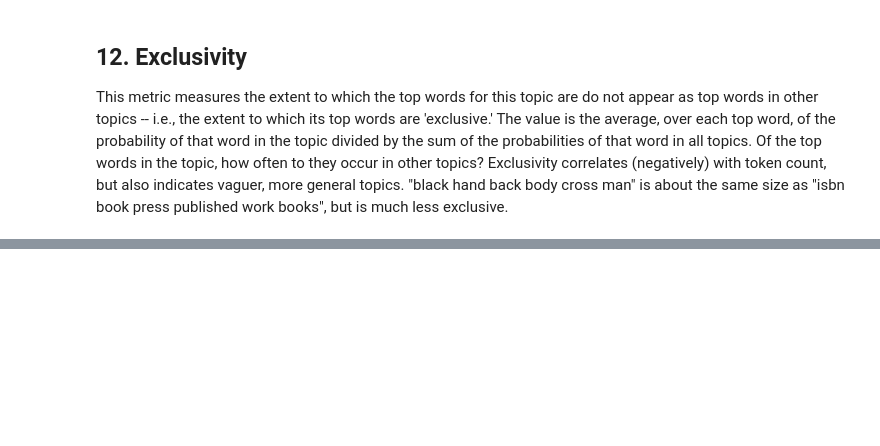
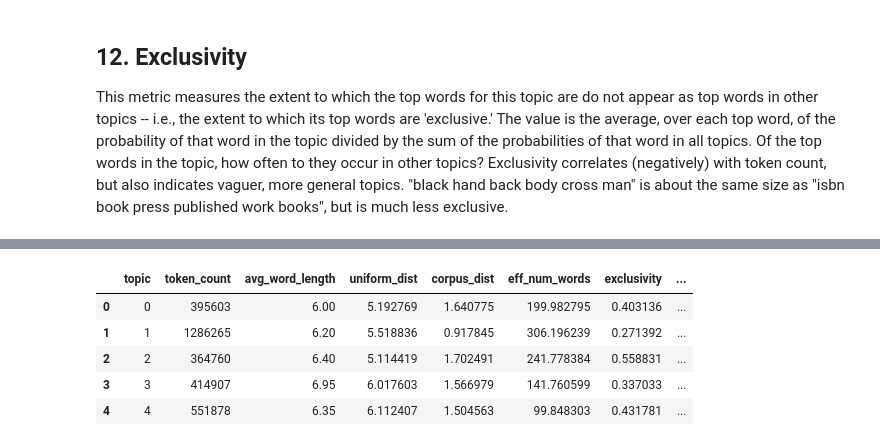
Before and after one commit to dkoban/lda_evaluation, a Jupyter notebook: model_evaluation.ipynb, the cells around one changed output, grey strips where cells are left out. Cells and saved outputs as stored; diff of their text form; code cells hidden in the pictures; blank space fills up the shorter version.

Commit message:
exclusivity

```diff
--- a/model_evaluation.ipynb
+++ b/model_evaluation.ipynb
@@ -355,7 +320,7 @@ top_terms_topic_k = top_n_terms(k = i, n = 10)['term'].tolist()
 co_occur_list = []
 for pair in pairs:
     D_wji = 0
-    for i in range(0, 20):
+    for i in range(0, num_topics):
         topic_terms = top_terms_doc_freq[top_terms_doc_freq['topic']==i]['term'].to_list()
         if (pair[0] in topic_terms) & (pair[1] in topic_terms):
             D_wji += 1
@@ -415,11 +373,9 @@ def calc_KL_diverg_unif(TopicTermFreq, k):
     return KL_diverg_topic
 
 unif_dist = []
-for k in range(0, 20):
+for k in range(0, 50):
     unif_dist.append([k, calc_KL_diverg_unif(TopicTermFreq, k = k)])
 unif_dist = pd.DataFrame(unif_dist, columns = ['topic', 'uniform_dist'])
-
-unif_dist.to_csv('/Users/dankoban/Documents/EM6575/mallet_command_line/uniform_dist.csv', index=False)
 unif_dist.head()
 # %% [output]
 |  | topic | uniform_dist |
@@ -468,13 +404,10 @@ def calc_KL_diverg_corpus(TopicTermFreq, k):
     KL_diverg = sum(KL_diverg)
     return KL_diverg
 
-calc_KL_diverg_corpus(TopicTermFreq, k = 0)
-
 corpus_dist = []
-for k in range(0, 20):
+for k in range(0, num_topics):
     corpus_dist.append([k, calc_KL_diverg_corpus(TopicTermFreq, k = k)])
 corpus_dist = pd.DataFrame(corpus_dist, columns = ['topic', 'corpus_dist'])
-corpus_dist.to_csv('/Users/dankoban/Documents/EM6575/mallet_command_line/corpus_dist.csv', index=False)
 corpus_dist.head()
 # %% [output]
 |  | topic | corpus_dist |
@@ -517,10 +430,9 @@ def calc_effective_num_words(TopicTermFreq, k):
     return effective_num_words
 
 effective_words = []
-for k in range(0, 20):
+for k in range(0, num_topics):
     effective_words.append([k, calc_effective_num_words(TopicTermFreq, k = k)])
 effective_words = pd.DataFrame(effective_words, columns = ['topic', 'eff_num_words'])
-effective_words.to_csv('/Users/dankoban/Documents/EM6575/mallet_command_line/eff_num_words.csv', index=False)
 effective_words.head()
 # %% [output]
 |  | topic | eff_num_words |
@@ -569,0 +506,20 @@ This metric measures the extent to which the top words for this topic are do not
+# %%
+eval_summary = topic_tbl.merge(corpus_dist, how = 'left', on = 'topic')
+eval_summary = eval_summary.merge(unif_dist, how = 'left', on = 'topic')
+eval_summary = eval_summary.merge(tokens_by_topic, how = 'left', on = 'topic')
+eval_summary = eval_summary.merge(AvgWordLenByTopic, how = 'left', on = 'topic')
+eval_summary = eval_summary.merge(effective_words, how = 'left', on = 'topic')
+eval_summary = eval_summary.merge(topic_exclusivity, how = 'left', on = 'topic')
+eval_summary = eval_summary.sort_values('topic')
+eval_summary.reset_index(drop = True, inplace = True)
+cols = ['topic', 'token_count', 'avg_word_length', 'uniform_dist', 'corpus_dist',
+        'eff_num_words', 'exclusivity', 'top_n_terms']
+eval_summary = eval_summary[cols]
+eval_summary.head()
+# %% [output]
+|  | topic | token_count | avg_word_length | uniform_dist | corpus_dist | eff_num_words | exclusivity | ... |
+| 0 | 0 | 395603 | 6.00 | 5.192769 | 1.640775 | 199.982795 | 0.403136 | ... |
+| 1 | 1 | 1286265 | 6.20 | 5.518836 | 0.917845 | 306.196239 | 0.271392 | ... |
+| 2 | 2 | 364760 | 6.40 | 5.114419 | 1.702491 | 241.778384 | 0.558831 | ... |
+| 3 | 3 | 414907 | 6.95 | 6.017603 | 1.566979 | 141.760599 | 0.337033 | ... |
+| 4 | 4 | 551878 | 6.35 | 6.112407 | 1.504563 | 99.848303 | 0.431781 | ... |
```
Also changed, not shown: parts of 23 cells of this notebook.
